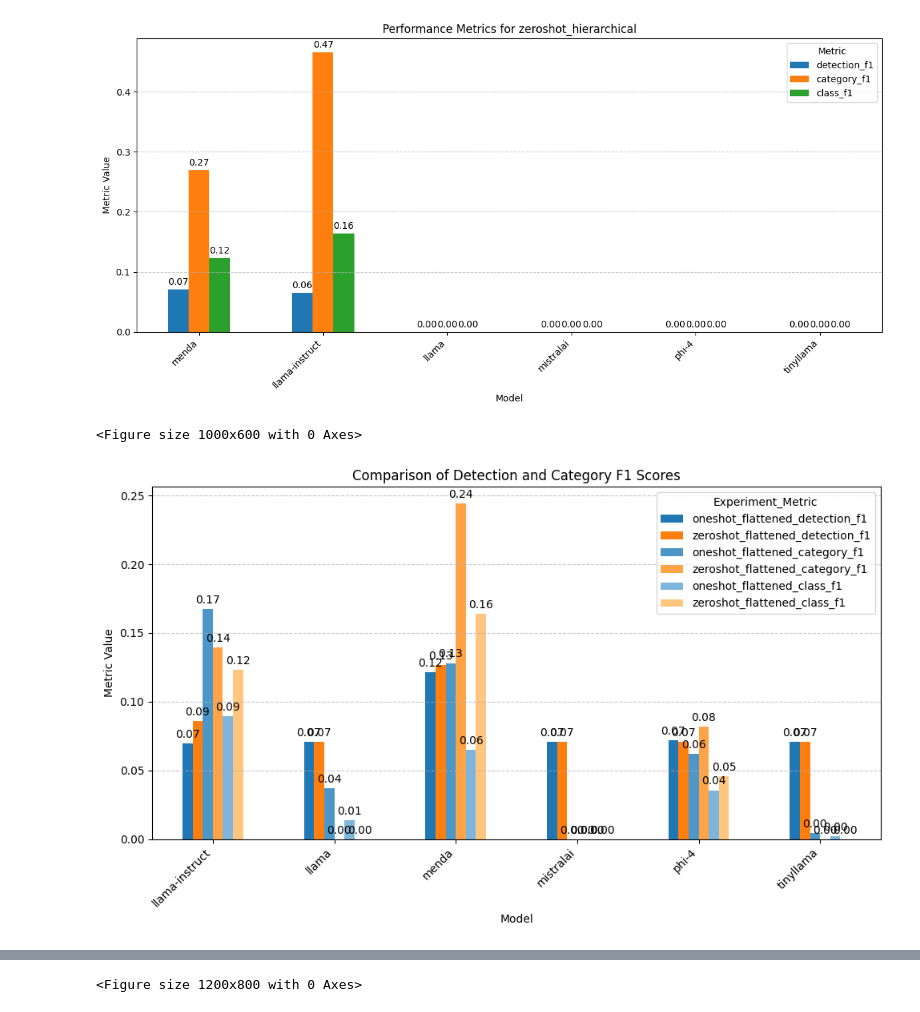
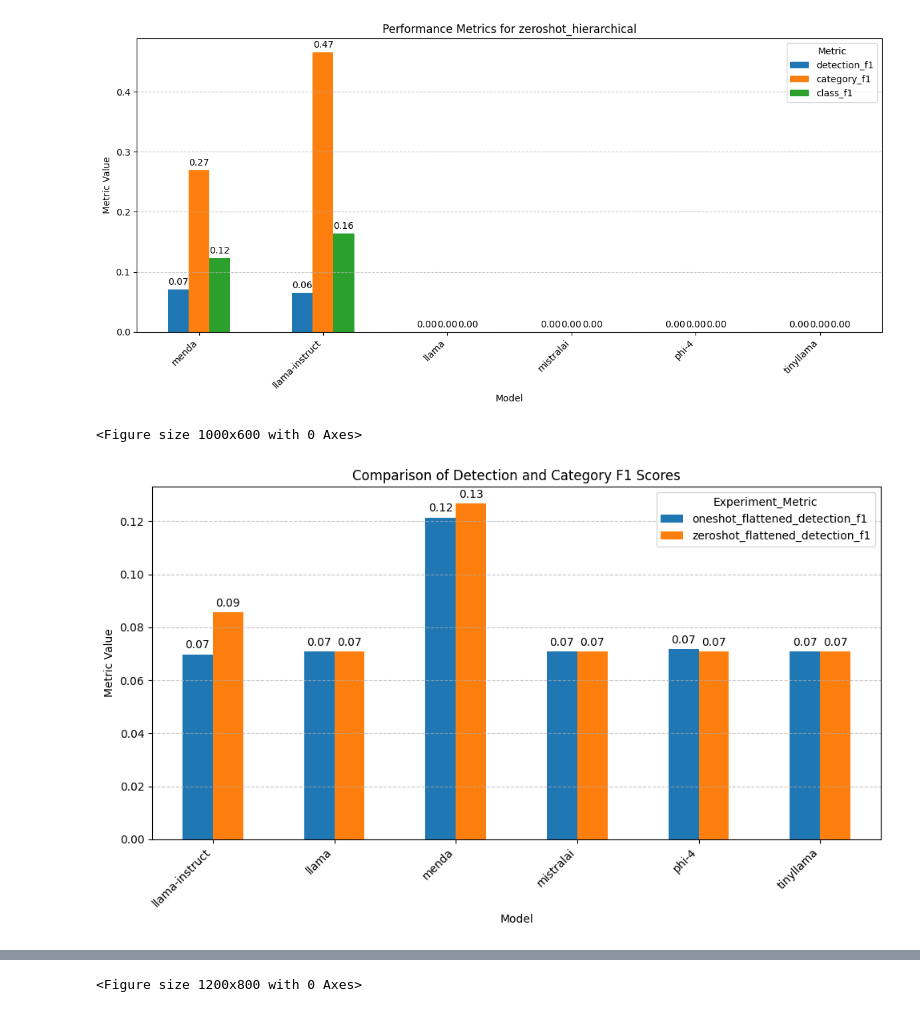
Before and after one commit to Tokimimo12/LTP-fallacy-detection, a Jupyter notebook: prompting/analysis.ipynb, the cells around one changed output, grey strips where cells are left out. Cells and saved outputs as stored; diff of their text form; code cells hidden in the pictures.

```diff
--- a/prompting/analysis.ipynb
+++ b/prompting/analysis.ipynb
@@ -354,32 +354,32 @@ def plot_filtered_comparison(all_experiments, experiment_names, metric_names, ti
     plt.ylabel('Metric Value')
 
     if title:
         plt.title(title)
     else:
         plt.title(f'Comparison of Selected Metrics Across Selected Experiments')
 
     plt.xticks(rotation=45, ha='right')
     plt.legend(title='Experiment_Metric', loc='best')
     plt.grid(axis='y', linestyle='--', alpha=0.7)
 
     # Add value labels on top of bars
     for container in ax.containers:
         ax.bar_label(container, fmt='%.2f', padding=3)
 
     plt.tight_layout()
     return plt
 
 # Example usage:
 experiments_to_compare = ['oneshot_flattened', 'zeroshot_flattened']
-metrics_to_compare = ['detection_f1', 'category_f1', 'class_f1']
+metrics_to_compare = ['detection_f1']
 
 plot_filtered_comparison(
     all_experiments,
     experiments_to_compare,
     metrics_to_compare,
     title="Comparison of Detection and Category F1 Scores"
 )
 plt.show()
 # %% [output]
 <Figure size 1000x600 with 0 Axes>
-[figure, old version]
+[figure, new version]
```
Also changed, not shown: parts of 1 cell of this notebook, 2 other files.
